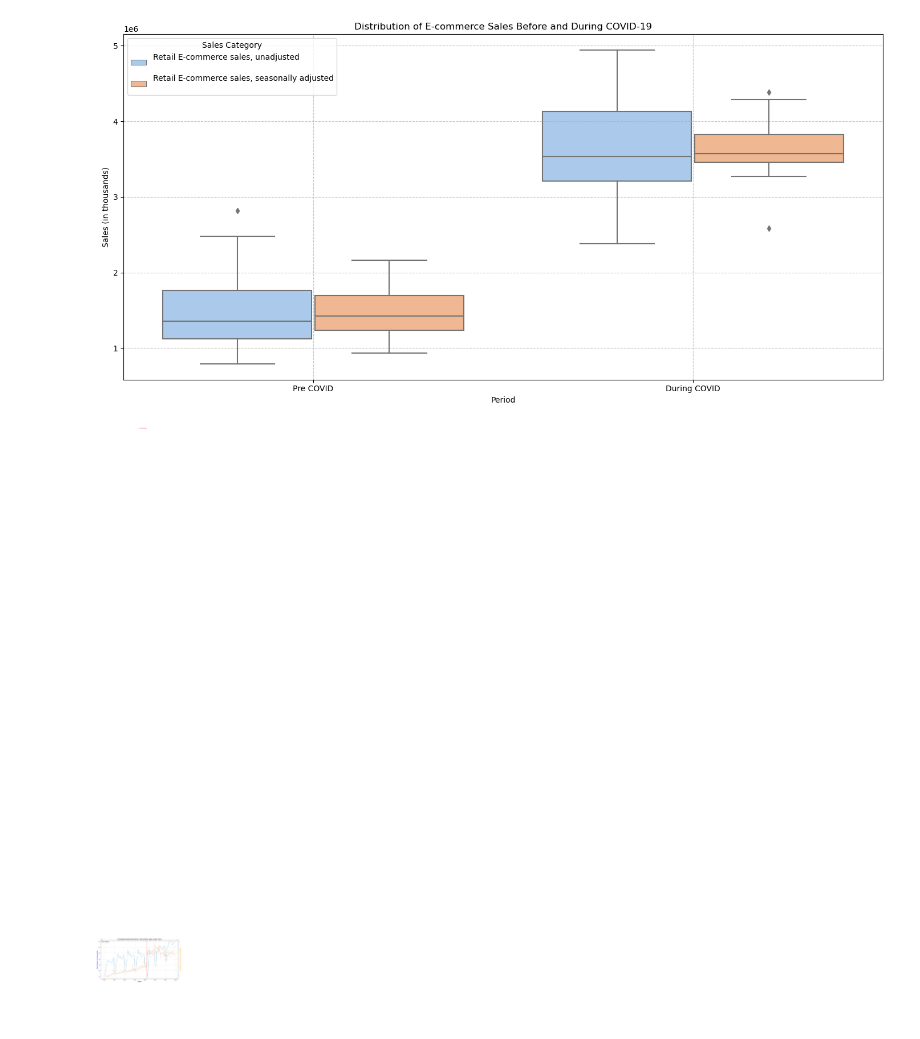
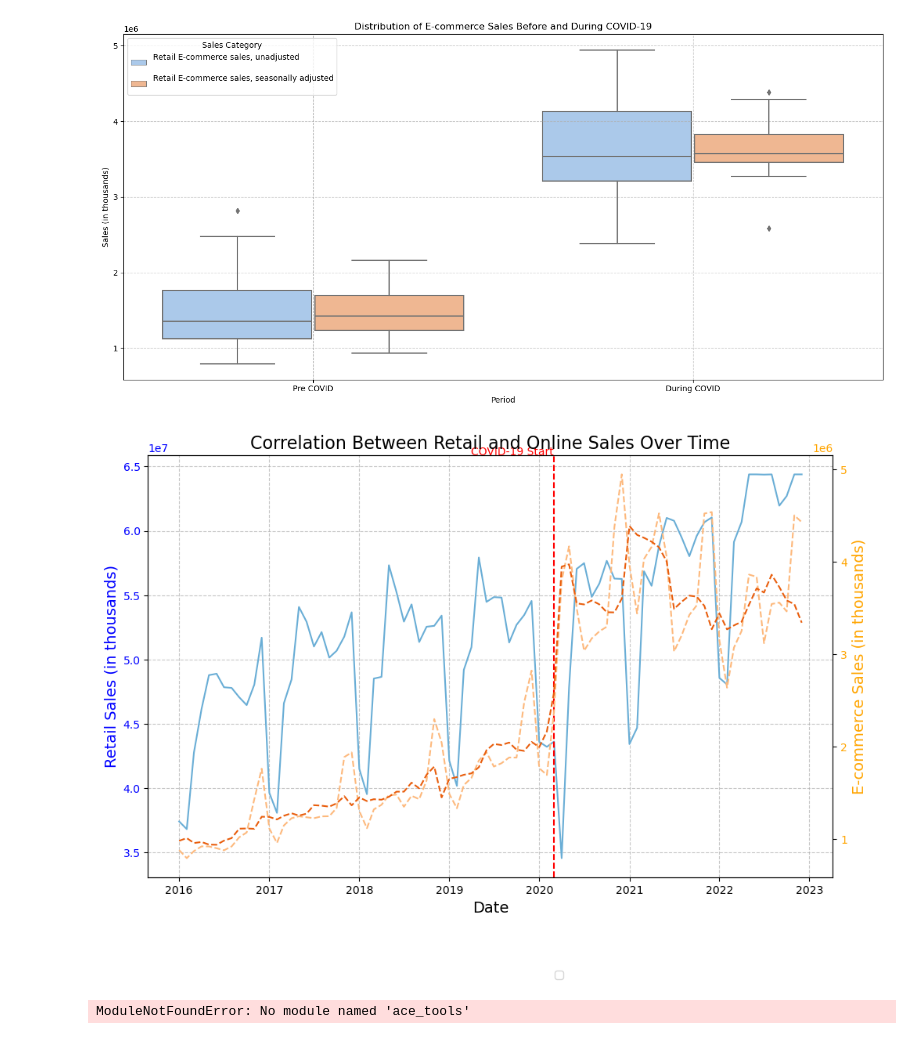
Before and after one commit to migo3000/project_1_online_retail, a Jupyter notebook: data_acquisition.ipynb, the cells around one changed output. Cells and saved outputs as stored; diff of their text form; code cells hidden in the pictures; blank space fills up the shorter version.

Commit message:
Still need to fix last graph

```diff
--- a/data_acquisition.ipynb
+++ b/data_acquisition.ipynb
@@ -289,37 +289,82 @@ df['Cumulative_Sales'] = df.groupby('Sales')['VALUE'].cumsum()
 retail_trade = df[df['Sales'].str.contains('Retail trade, unadjusted')]
 ecommerce_sales = df[df['Sales'].str.contains('E-commerce')]
 
 # Create a figure with two y-axes
 fig, ax1 = plt.subplots(figsize=(14, 7))
 
 # Plot retail trade sales on the first y-axis
+sns.lineplot(x='REF_DATE', y='VALUE', hue='Sales', data=retail_trade, ax=ax1, palette='Blues', linestyle='-', legend=False)
 ax1.set_title('Correlation Between Retail and Online Sales Over Time', fontsize=16)
 ax1.set_xlabel('Date', fontsize=14)
 ax1.set_ylabel('Retail Sales (in thousands)', fontsize=14, color='blue')
-sns.lineplot(x='REF_DATE', y='VALUE', hue='Sales', data=retail_trade, ax=ax1, palette='Blues', linestyle='-', legend=False)
 ax1.tick_params(axis='y', labelcolor='blue')
 ax1.grid(True, linestyle='--', alpha=0.7)
 
 # Create a second y-axis for e-commerce sales
 ax2 = ax1.twinx()
+sns.lineplot(x='REF_DATE', y='VALUE', hue='Sales', data=ecommerce_sales, ax=ax2, palette='Oranges', linestyle='--', legend=False)
 ax2.set_ylabel('E-commerce Sales (in thousands)', fontsize=14, color='orange')
-sns.lineplot(x='REF_DATE', y='VALUE', hue='Sales', data=ecommerce_sales, ax=ax2, palette='Oranges', linestyle='--', legend=False)
 ax2.tick_params(axis='y', labelcolor='orange')
 ax2.grid(False)
 
 # Combine legends
 handles1, labels1 = ax1.get_legend_handles_labels()
 handles2, labels2 = ax2.get_legend_handles_labels()
-ax1.legend(handles1 + handles2, labels1 + labels2, title='Sales Category', loc='upper left')
+combined_legend = handles1 + handles2
+combined_labels = labels1 + labels2
 
 # Add vertical line for COVID-19 start
-plt.axvline(pd.to_datetime('2020-03-01'), color='red', linestyle='--', label='COVID-19 Start')
-plt.text(pd.to_datetime('2020-03-01'), max(ax1.get_ylim()), 'COVID-19 Start', color='red', ha='right')
+ax1.axvline(pd.to_datetime('2020-03-01'), color='red', linestyle='--')
+ax1.text(pd.to_datetime('2020-03-01'), ax1.get_ylim()[1], 'COVID-19 Start', color='red', ha='right')
 
 # Adjust layout to avoid overlap
-fig.tight_layout()
+fig.subplots_adjust(right=0.75)
+
+# Add combined legend
+fig.legend(combined_legend, combined_labels, loc='upper center', bbox_to_anchor=(0.5, -0.05), ncol=2)
 
 # Display the plot
 plt.show()
 # %% [output]
-[figure, old version]
+[figure, new version]
+# %%
+# Step 1: Percentage Change in Sales (Pre COVID vs During COVID)
+df['Period'] = df['REF_DATE'].apply(lambda x: 'During COVID' if x >= pd.to_datetime('2020-03-01') else 'Pre COVID')
+sales_change = df.groupby(['Sales', 'Period'])['VALUE'].sum().unstack().pct_change(axis='columns').iloc[:, 1] * 100
+sales_change = sales_change.reset_index().rename(columns={0: 'Percentage Change'})
+
+# Step 2: Cumulative Sales Over Time
+df['Cumulative_Sales'] = df.groupby('Sales')['VALUE'].cumsum()
+cumulative_sales = df.pivot_table(values='Cumulative_Sales', index='REF_DATE', columns='Sales')
+
+# Step 3: Distribution of Sales Before and During COVID-19
+distribution = df.groupby(['Sales', 'Period'])['VALUE'].describe().unstack()
+
+# Step 4: Correlation Between Retail and Online Sales Over Time
+correlation_data = df.pivot_table(values='VALUE', index='REF_DATE', columns='Sales')
+correlation = correlation_data.corr()
+
+# Display tables
+import ace_tools as tools
+
+tools.display_dataframe_to_user(name="Percentage Change in Sales (Pre COVID vs During COVID)", dataframe=sales_change)
+tools.display_dataframe_to_user(name="Cumulative Sales Over Time", dataframe=cumulative_sales)
+tools.display_dataframe_to_user(name="Distribution of Sales Before and During COVID-19", dataframe=distribution)
+tools.display_dataframe_to_user(name="Correlation Between Retail and Online Sales Over Time", dataframe=correlation)
+
+# Alternatively, use display from IPython for displaying in Jupyter Notebook
+from IPython.display import display
+
+print("Percentage Change in Sales (Pre COVID vs During COVID)")
+display(sales_change)
+
+print("\nCumulative Sales Over Time")
+display(cumulative_sales)
+
+print("\nDistribution of Sales Before and During COVID-19")
+display(distribution)
+
+print("\nCorrelation Between Retail and Online Sales Over Time")
+display(correlation)
+# %% [output]
+ModuleNotFoundError: No module named 'ace_tools'
```
